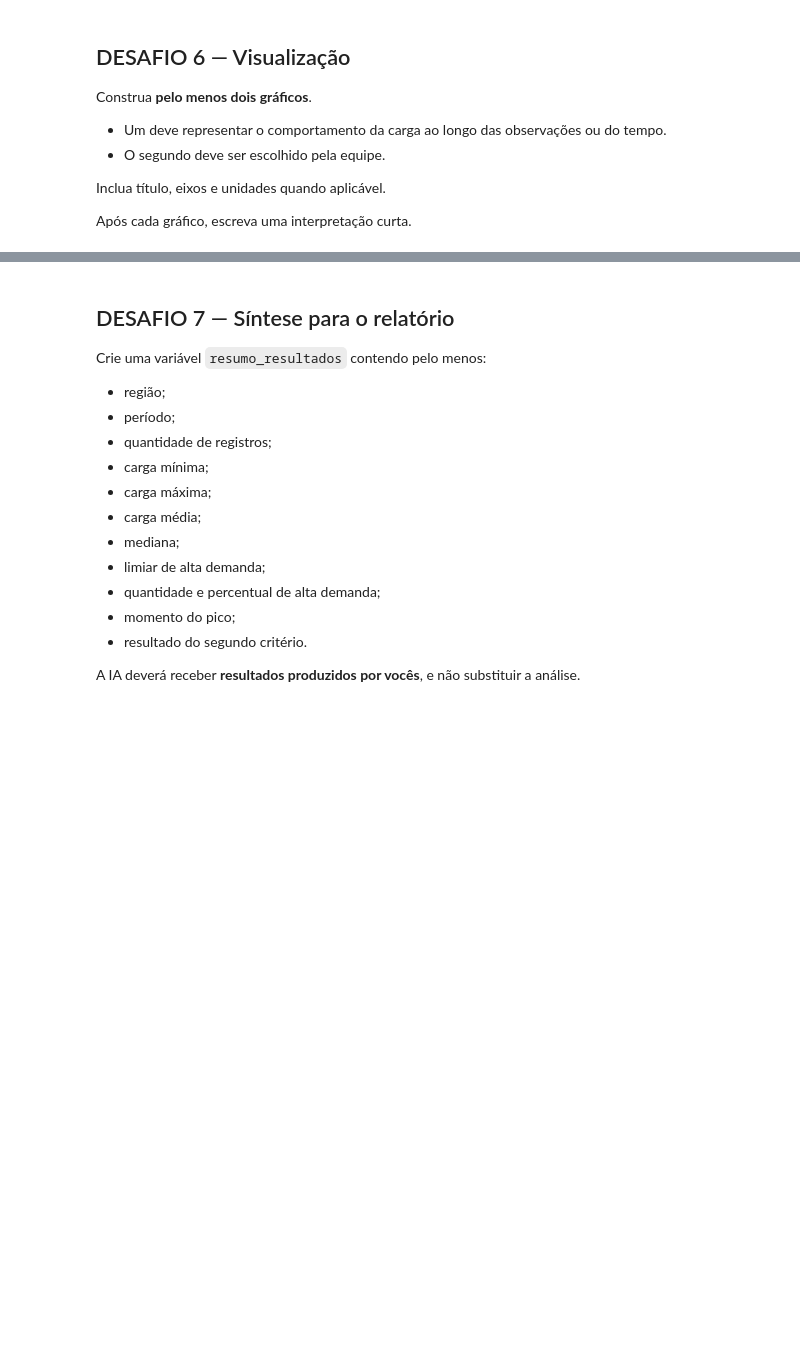
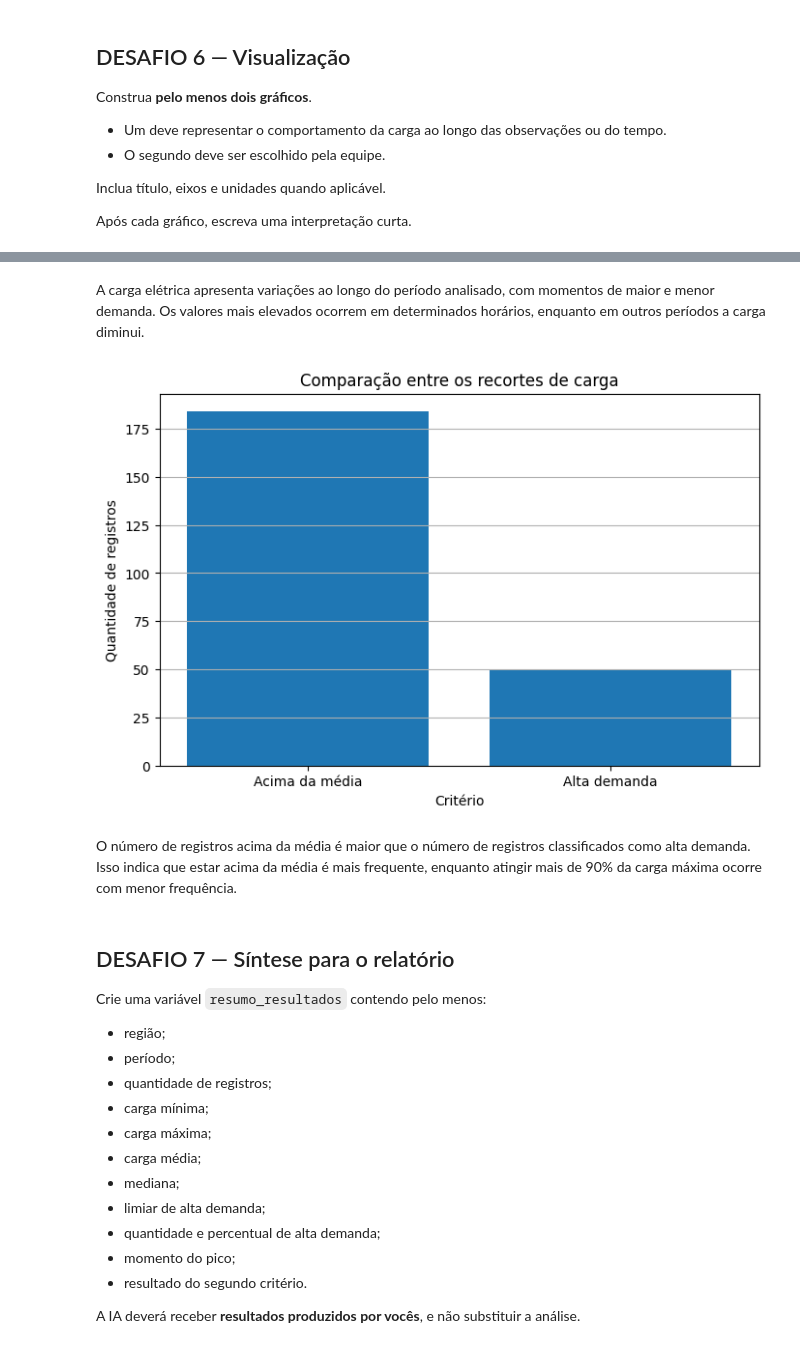
Before and after one commit to osaybtw/SERS-Energia_ONS_API, a Jupyter notebook: Desafio_Final_Energia_ONS_API_Colab_(1)_(1).ipynb, the cells around one changed output, grey strips where cells are left out. Cells and saved outputs as stored; diff of their text form; code cells hidden in the pictures; blank space fills up the shorter version.

```diff
--- a/Desafio_Final_Energia_ONS_API_Colab_(1)_(1).ipynb
+++ b/Desafio_Final_Energia_ONS_API_Colab_(1)_(1).ipynb
@@ -631,3 +727,32 @@ Após cada gráfico, escreva uma interpretação curta.
+# %% [markdown]
+A carga elétrica apresenta variações ao longo do período analisado, com momentos de maior e menor demanda. Os valores mais elevados ocorrem em determinados horários, enquanto em outros períodos a carga diminui.
+# %%
+# Gráfico 2 - Comparação dos recortes
+
+categorias = [
+    "Acima da média",
+    "Alta demanda"
+]
+
+quantidades = [
+    len(dados_acima_media),
+    len(alta_demanda)
+]
+
+plt.figure(figsize=(8, 5))
+
+plt.bar(categorias, quantidades)
+
+plt.title("Comparação entre os recortes de carga")
+plt.xlabel("Critério")
+plt.ylabel("Quantidade de registros")
+plt.grid(axis="y")
+
+plt.show()
+# %% [output]
+[figure, added]
+# %% [markdown]
+O número de registros acima da média é maior que o número de registros classificados como alta demanda. Isso indica que estar acima da média é mais frequente, enquanto atingir mais de 90% da carga máxima ocorre com menor frequência.
 # %% [markdown]
 ## DESAFIO 7 — Síntese para o relatório
 
```
Also changed, not shown: parts of 6 cells of this notebook.
